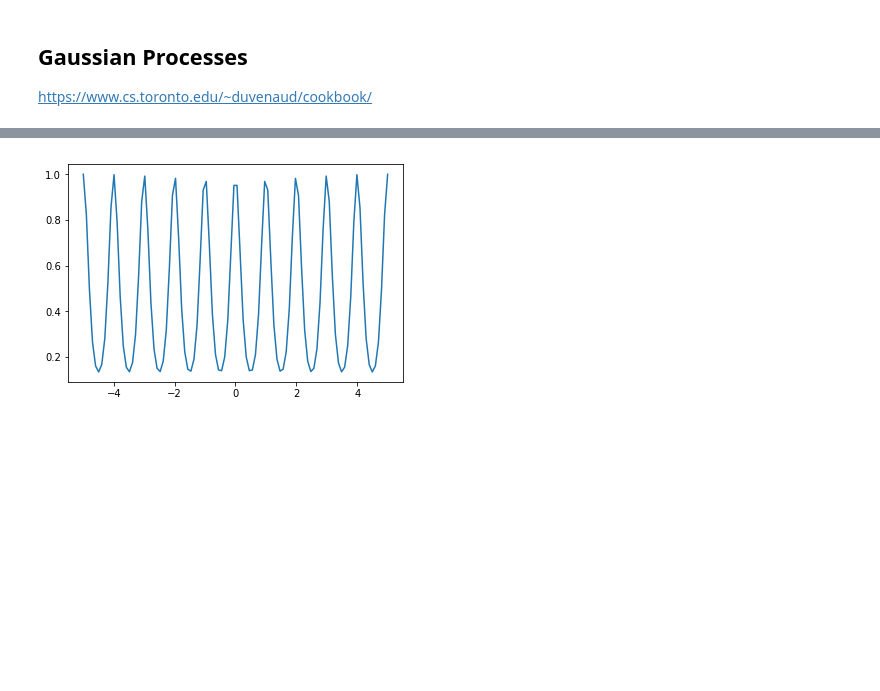
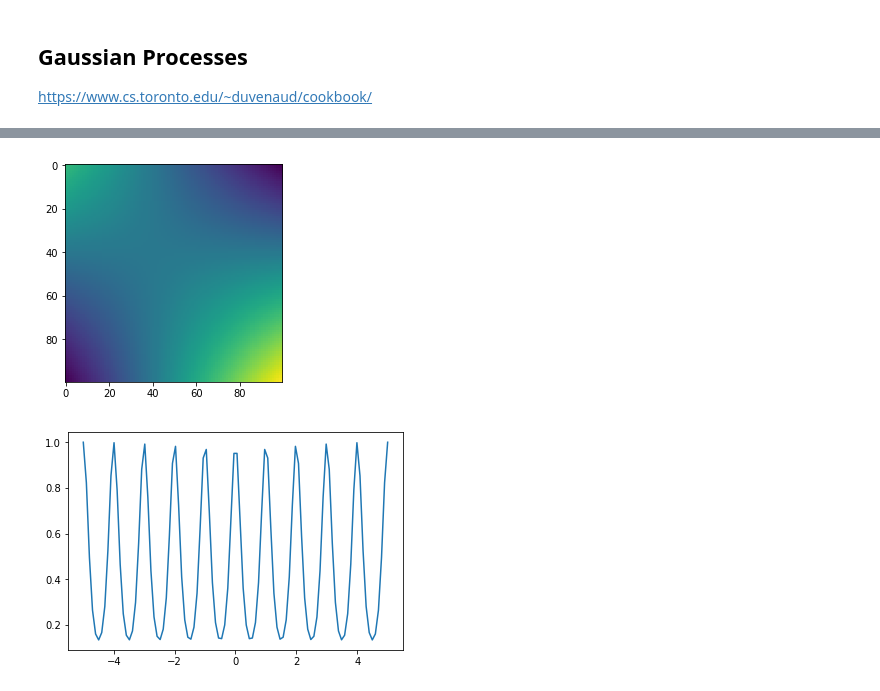
Before and after one commit to dgradovich/bopt, a Jupyter notebook: Bayesian Optimisation .ipynb, the cells around one changed output, grey strips where cells are left out. Saved outputs shown, nothing was run; the diff lists cells and outputs as text; code cells hidden in the pictures; blank space fills up the shorter version.

```diff
--- a/Bayesian Optimisation .ipynb
+++ b/Bayesian Optimisation .ipynb
@@ -45,3 +84,7 @@ kernel_vals = list(map(periodic_kernel, data, np.zeros(100)))
+# %%
+plt.imshow(linear_kernel(data, data));plt.show()
+# %% [output]
+[figure, added]
 # %%
 plt.plot(data,kernel_vals);plt.show()
 # %% [output]
```
Also changed, not shown: parts of 5 cells of this notebook.
